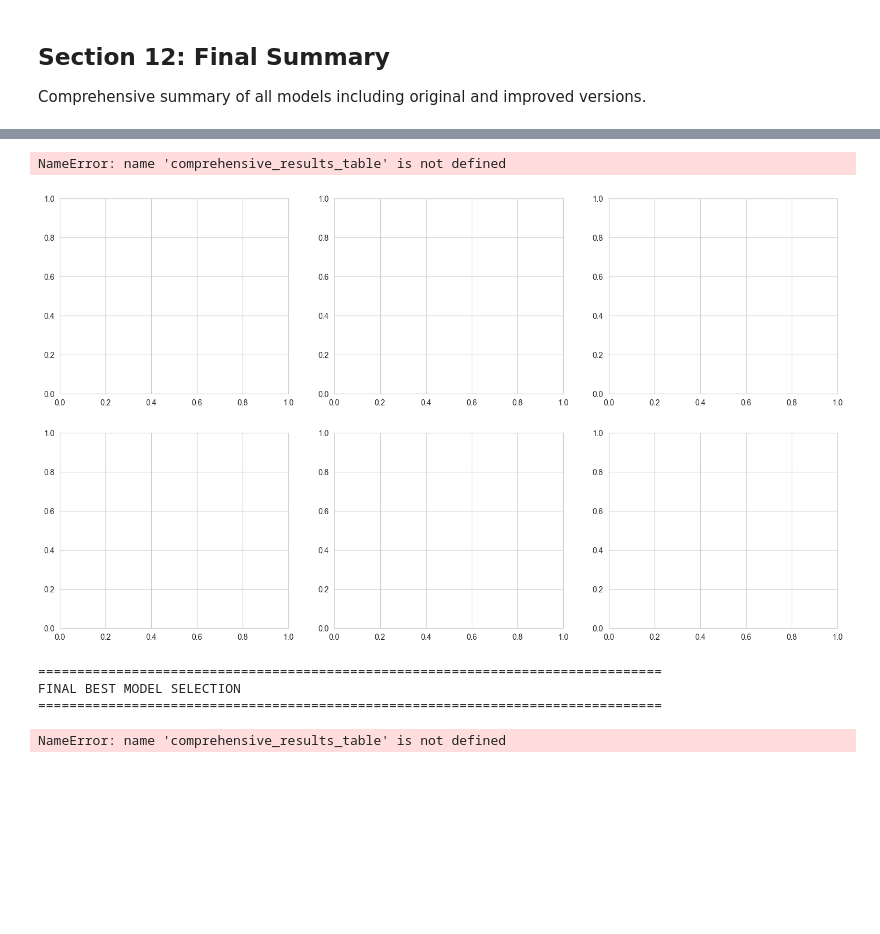
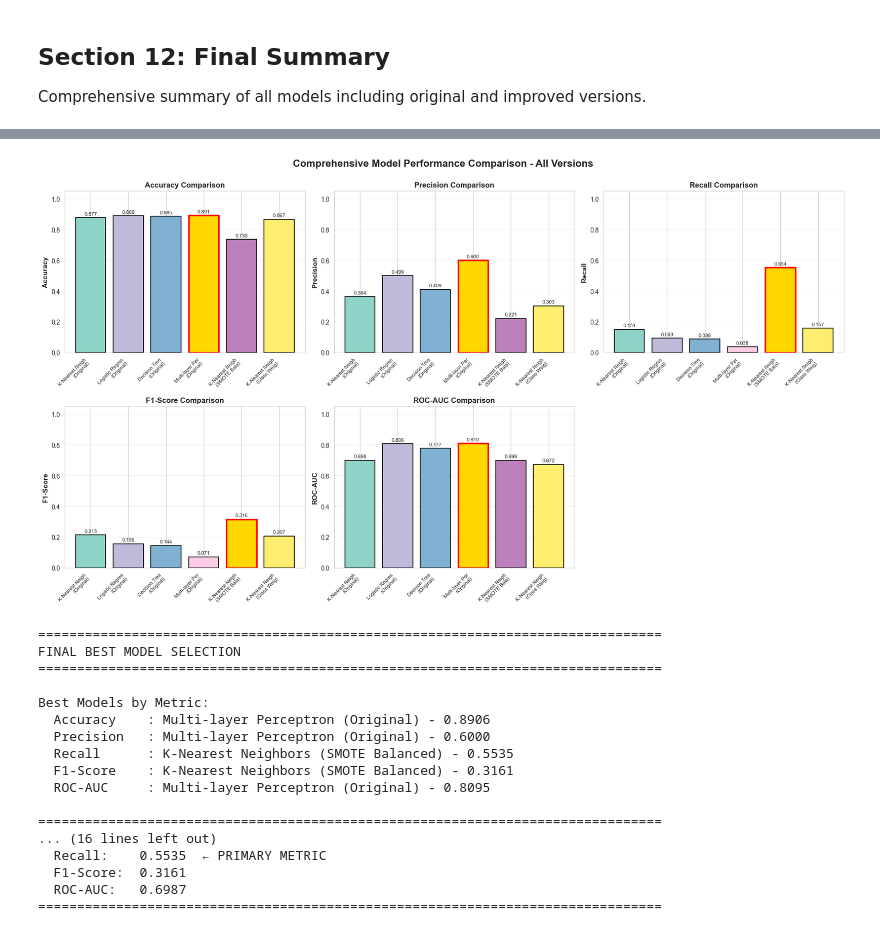
Before and after one commit to amarendar04/UK, a Jupyter notebook: AI_CW_item1/heart_attack_prediction_mlp.ipynb, the cells around one changed output, grey strips where cells are left out. Cells and saved outputs as stored; diff of their text form; code cells hidden in the pictures; blank space fills up the shorter version.

```diff
--- a/AI_CW_item1/heart_attack_prediction_mlp.ipynb
+++ b/AI_CW_item1/heart_attack_prediction_mlp.ipynb
@@ -1348,46 +1365,45 @@ fig, axes = plt.subplots(2, 3, figsize=(18, 10))
 axes = axes.flatten()
 
 metrics = ['Accuracy', 'Precision', 'Recall', 'F1-Score', 'ROC-AUC']
-color_palette = plt.cm.Set3(np.linspace(0, 1, len(comprehensive_results_table)))
+color_palette = plt.cm.Set3(np.linspace(0, 1, len(final_comparison)))
 
 for idx, metric in enumerate(metrics):
     ax = axes[idx]
 
     # Create bar chart for each metric
-    bars = ax.bar(range(len(comprehensive_results_table)), comprehensive_results_table[metric],
+    bars = ax.bar(range(len(final_comparison)), final_comparison[metric],
                    color=color_palette, edgecolor='black', linewidth=1.2)
 
     # Highlight the best score
-    best_idx = comprehensive_results_table[metric].idxmax()
+    best_idx = final_comparison[metric].idxmax()
     bars[best_idx].set_color('gold')
     bars[best_idx].set_edgecolor('red')
     bars[best_idx].set_linewidth(2.5)
 
     ax.set_ylabel(metric, fontsize=11, fontweight='bold')
     ax.set_title(f'{metric} Comparison', fontsize=12, fontweight='bold')
-    ax.set_xticks(range(len(comprehensive_results_table)))
+    ax.set_xticks(range(len(final_comparison)))
     ax.set_xticklabels([f"{row['Model'][:15]}\n({row['Version'][:10]})"
-                         for _, row in comprehensive_results_table.iterrows()],
+                         for _, row in final_comparison.iterrows()],
                         rotation=45, ha='right', fontsize=8)
     ax.grid(True, alpha=0.3, axis='y')
     ax.set_ylim([0, 1.05])
 
     # Add value labels on bars
     for i, bar in enumerate(bars):
         height = bar.get_height()
         ax.text(bar.get_x() + bar.get_width()/2., height + 0.01,
                 f'{height:.3f}', ha='center', va='bottom', fontsize=8)
 
 # Hide the 6th subplot
 axes[5].axis('off')
 
 plt.suptitle('Comprehensive Model Performance Comparison - All Versions',
              fontsize=16, fontweight='bold', y=1.00)
 plt.tight_layout()
 plt.show()
 # %% [output]
-NameError: name 'comprehensive_results_table' is not defined
-[figure, old version]
+[figure, new version]
 # %%
 # Identify the final best model
 print("\n" + "="*80)
@@ -1434,7 +1450,20 @@ print("="*80)
 ================================================================================
 FINAL BEST MODEL SELECTION
 ================================================================================
+
+Best Models by Metric:
+  Accuracy    : Multi-layer Perceptron (Original) - 0.8906
+  Precision   : Multi-layer Perceptron (Original) - 0.6000
+  Recall      : K-Nearest Neighbors (SMOTE Balanced) - 0.5535
+  F1-Score    : K-Nearest Neighbors (SMOTE Balanced) - 0.3161
+  ROC-AUC     : Multi-layer Perceptron (Original) - 0.8095
+
+================================================================================
+... (16 lines left out)
+  Recall:    0.5535  ← PRIMARY METRIC
+  F1-Score:  0.3161
+  ROC-AUC:   0.6987
+================================================================================
-NameError: name 'comprehensive_results_table' is not defined
 # %%
 # Key insights and findings
 print("\n" + "="*80)
```
Also changed, not shown: parts of 8 cells of this notebook.
